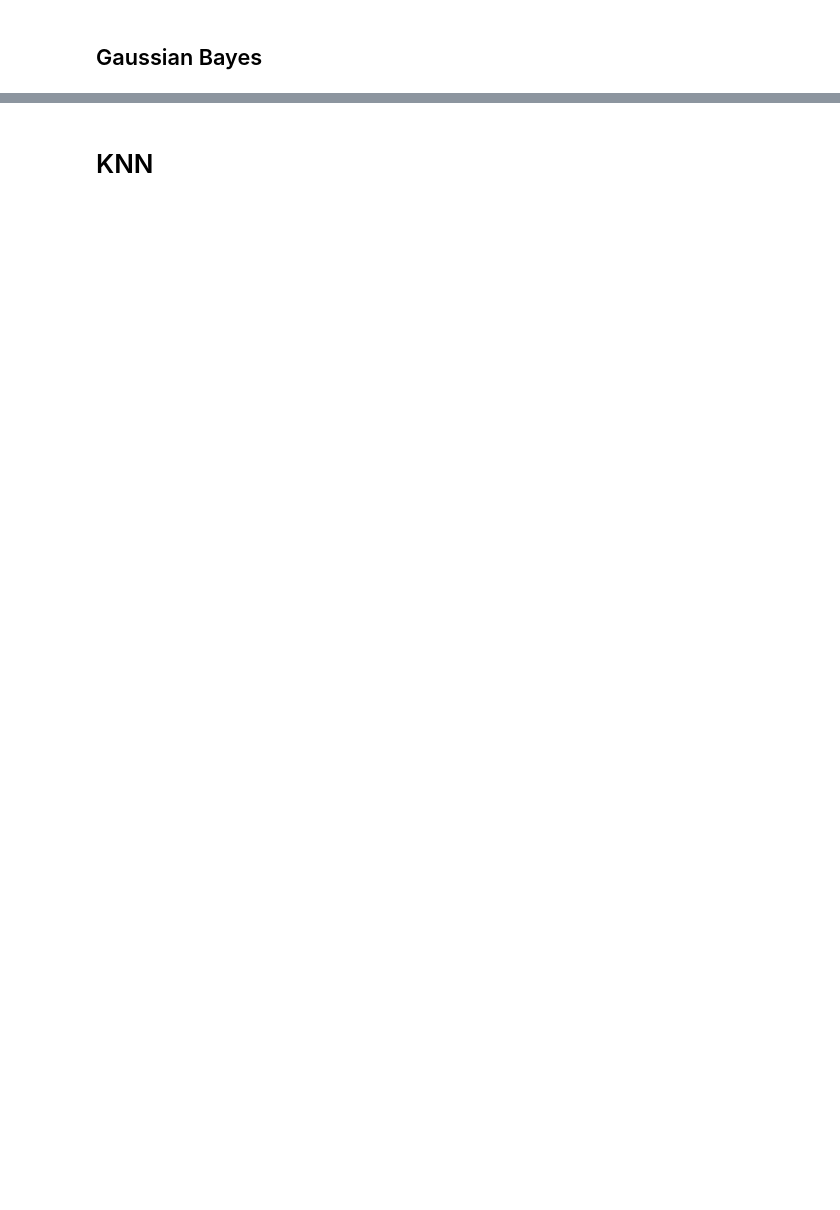
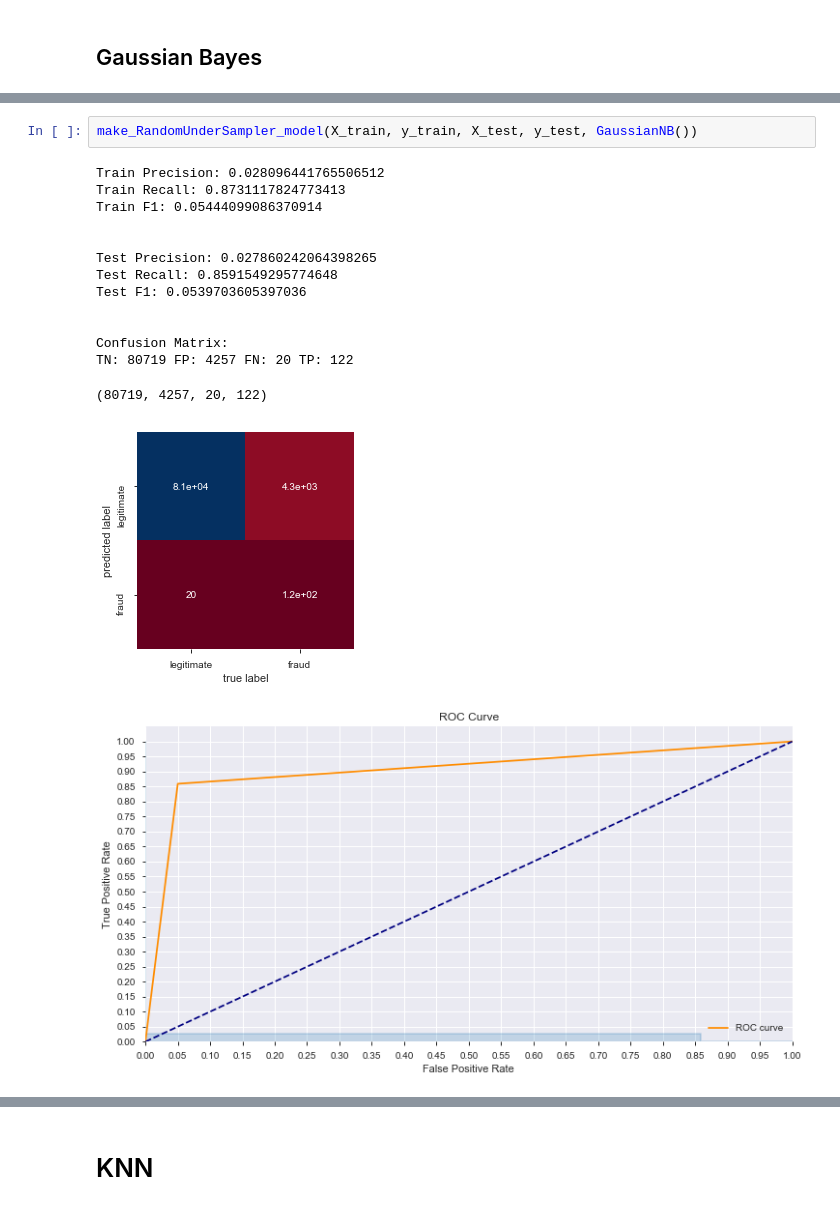
Before and after one commit to AdamBlomfield/mod_5_project, a Jupyter notebook: notebooks/ke_mod_5_project.ipynb, the cells around one changed output, grey strips where cells are left out. Cells and saved outputs as stored; diff of their text form; blank space fills up the shorter version.

```diff
--- a/notebooks/ke_mod_5_project.ipynb
+++ b/notebooks/ke_mod_5_project.ipynb
@@ -204,0 +489,18 @@ df_g_bayes = df_cleaned.copy()
+# %%
+make_RandomUnderSampler_model(X_train, y_train, X_test, y_test, GaussianNB())
+# %% [output]
+Train Precision: 0.028096441765506512
+Train Recall: 0.8731117824773413
+Train F1: 0.05444099086370914
+
+
+Test Precision: 0.027860242064398265
+Test Recall: 0.8591549295774648
+Test F1: 0.0539703605397036
+
+
+Confusion Matrix:
+TN: 80719 FP: 4257 FN: 20 TP: 122
+(80719, 4257, 20, 122)
+[figure, added]
+[figure, added]
```
Also changed, not shown: parts of 75 cells of this notebook, 3 other files.
